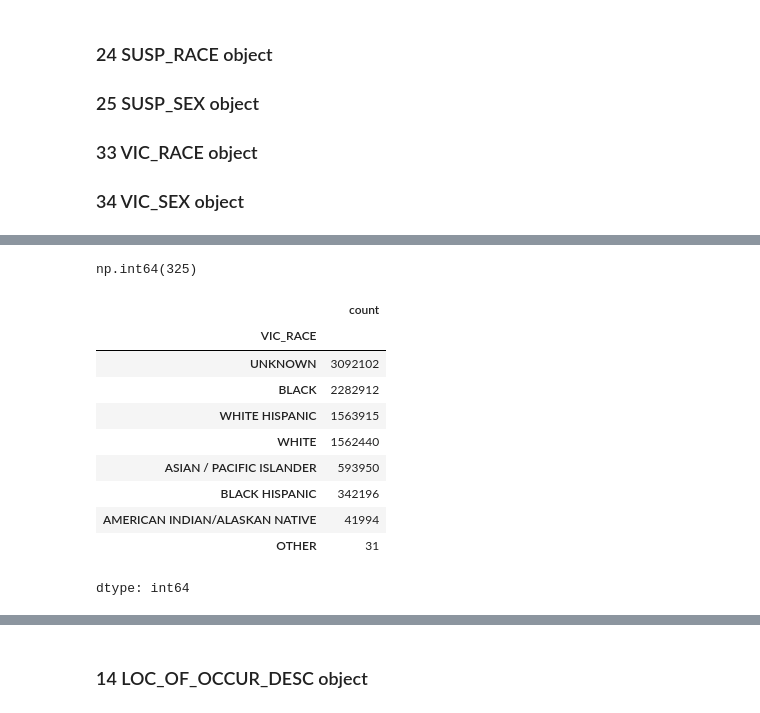
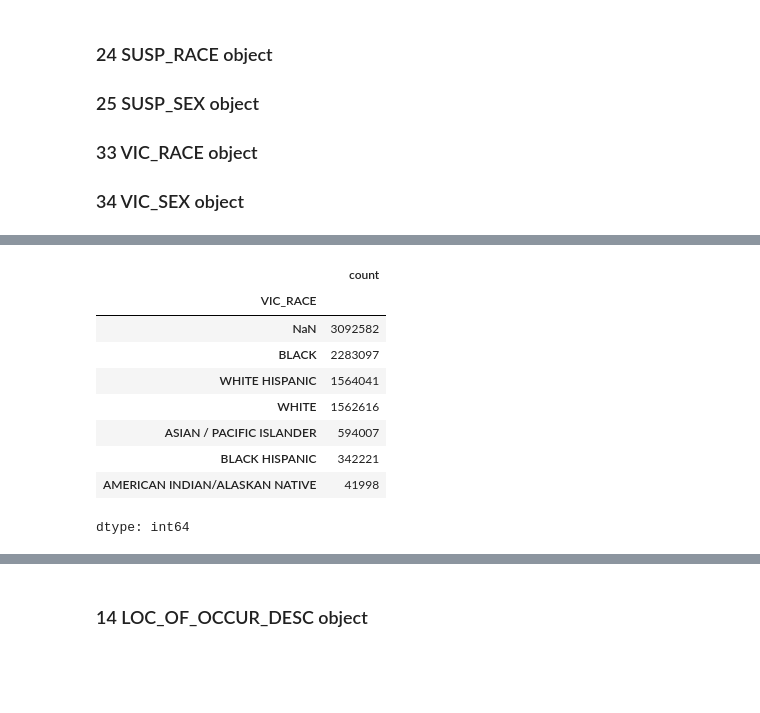
Before and after one commit to ipeirotis-org/datasets, a Jupyter notebook: NYPD_Complaint/NYPD.ipynb, the cells around one changed output, grey strips where cells are left out. Cells and saved outputs as stored; diff of their text form; code cells hidden in the pictures; blank space fills up the shorter version.

```diff
--- a/NYPD_Complaint/NYPD.ipynb
+++ b/NYPD_Complaint/NYPD.ipynb
@@ -229,5 +199,3 @@ np.int64(702)
 df.CMPLNT_TO.isnull().sum()
 # %% [output]
 np.int64(1849305)
-# %%
-df = df [ ~df.CMPLNT_FR.isnull() ]
@@ -234,7 +213,6 @@ df = df [ ~df.CMPLNT_FR.isnull() ]
 # %% [markdown]
 ###  ADDR_PCT_CD        object
 # %%
-
-df.ADDR_PCT_CD.replace(to_replace = '-99', value='99', inplace = True)
+df.ADDR_PCT_CD = df.ADDR_PCT_CD.replace(to_replace = '-99', value='99')
 # df = df [ ~df.ADDR_PCT_CD.isnull() ]
 df.ADDR_PCT_CD = pd.Categorical(df.ADDR_PCT_CD)
@@ -274,22 +242,16 @@ df.KY_CD.value_counts()
 75 rows × 1 columns
 dtype: int64
 # %%
-df.OFNS_DESC.replace(to_replace = 'KIDNAPPING', value='KIDNAPPING & RELATED OFFENSES', inplace = True)
-df.OFNS_DESC.replace(to_replace = 'KIDNAPPING AND RELATED OFFENSES', value='KIDNAPPING & RELATED OFFENSES', inplace = True)
-
-df.OFNS_DESC.replace(to_replace = 'AGRICULTURE & MRKTS LAW-UNCLASSIFIED', value='OTHER STATE LAWS (NON PENAL LAW)', inplace = True)
-df.OFNS_DESC.replace(to_replace = 'OTHER STATE LAWS (NON PENAL LA', value='OTHER STATE LAWS (NON PENAL LAW)', inplace = True)
-
-df.OFNS_DESC.replace(to_replace = 'ENDAN WELFARE INCOMP', value='OFFENSES RELATED TO CHILDREN', inplace = True)
-
-df.OFNS_DESC.replace(to_replace = 'THEFT OF SERVICES', value='OTHER OFFENSES RELATED TO THEF', inplace = True)
-
-df.OFNS_DESC.replace(to_replace = 'NYS LAWS-UNCLASSIFIED VIOLATION', value='OTHER STATE LAWS', inplace = True)
-
-df.OFNS_DESC.replace(to_replace = 'FELONY SEX CRIMES', value='SEX CRIMES', inplace = True)
+df.OFNS_DESC = df.OFNS_DESC.replace(to_replace = 'KIDNAPPING', value='KIDNAPPING & RELATED OFFENSES')
+df.OFNS_DESC = df.OFNS_DESC.replace(to_replace = 'KIDNAPPING AND RELATED OFFENSES', value='KIDNAPPING & RELATED OFFENSES')
+df.OFNS_DESC = df.OFNS_DESC.replace(to_replace = 'AGRICULTURE & MRKTS LAW-UNCLASSIFIED', value='OTHER STATE LAWS (NON PENAL LAW)')
+df.OFNS_DESC = df.OFNS_DESC.replace(to_replace = 'OTHER STATE LAWS (NON PENAL LA', value='OTHER STATE LAWS (NON PENAL LAW)')
+df.OFNS_DESC = df.OFNS_DESC.replace(to_replace = 'ENDAN WELFARE INCOMP', value='OFFENSES RELATED TO CHILDREN')
+df.OFNS_DESC = df.OFNS_DESC.replace(to_replace = 'THEFT OF SERVICES', value='OTHER OFFENSES RELATED TO THEF')
+df.OFNS_DESC = df.OFNS_DESC.replace(to_replace = 'NYS LAWS-UNCLASSIFIED VIOLATION', value='OTHER STATE LAWS')
+df.OFNS_DESC = df.OFNS_DESC.replace(to_replace = 'FELONY SEX CRIMES', value='SEX CRIMES')
 
 df.loc[df.KY_CD=='120','OFNS_DESC'] ='CHILD ABANDONMENT/NON SUPPORT'
-
 df.loc[df.KY_CD=='125','OFNS_DESC'] ='NYS LAWS-UNCLASSIFIED FELONY'
 
 offenses = df[ ["KY_CD", "OFNS_DESC"] ].drop_duplicates().dropna()
@@ -297,5 +259,5 @@ offenses['KY_CD'] = pd.Categorical(pd.to_numeric(offenses['KY_CD'] ).astype(int)
 offenses = offenses.set_index("KY_CD")
 offenses = offenses.sort_index()
 offenses = offenses.reset_index()
-offenses
+display(offenses)
 # %% [output]
@@ -498,6 +472,5 @@ df.VIC_SEX.value_counts()
 | U | 4 |
 dtype: int64
 # %%
+df.VIC_SEX = df.VIC_SEX.replace(to_replace = 'U', value=np.nan)
 df = df[~df.VIC_SEX.isnull()]
-
-df.VIC_SEX.replace(to_replace = 'U', value=np.nan, inplace = True)
@@ -511,19 +477,14 @@ For example, when doing 'df[col].method(value, inplace=True)', try using 'df.met
-# %%
-df.VIC_RACE.isnull().sum()
-# %% [output]
-np.int64(325)
 # %%
-df.VIC_RACE.value_counts()
+df.VIC_RACE.value_counts(dropna=False)
 # %% [output]
 |  | count |
 | VIC_RACE |  |
-| UNKNOWN | 3092102 |
-| BLACK | 2282912 |
-| WHITE HISPANIC | 1563915 |
-| WHITE | 1562440 |
-| ASIAN / PACIFIC ISLANDER | 593950 |
-| BLACK HISPANIC | 342196 |
-| AMERICAN INDIAN/ALASKAN NATIVE | 41994 |
-| OTHER | 31 |
+| NaN | 3092582 |
+| BLACK | 2283097 |
+| WHITE HISPANIC | 1564041 |
+| WHITE | 1562616 |
+| ASIAN / PACIFIC ISLANDER | 594007 |
+| BLACK HISPANIC | 342221 |
+| AMERICAN INDIAN/ALASKAN NATIVE | 41998 |
 dtype: int64
 # %%
```
Also changed, not shown: parts of 107 cells of this notebook.
